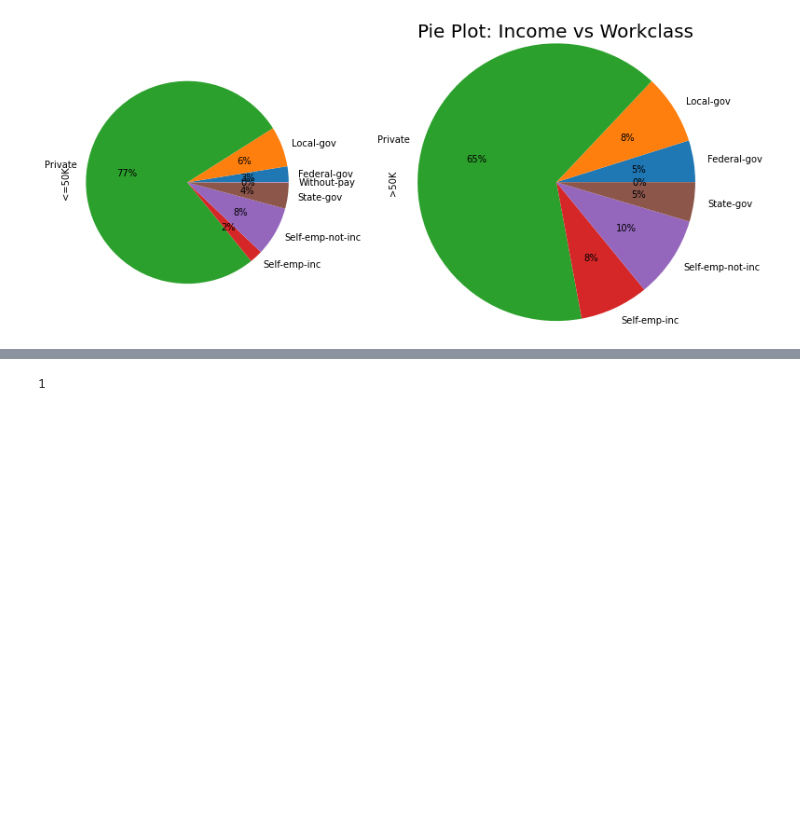
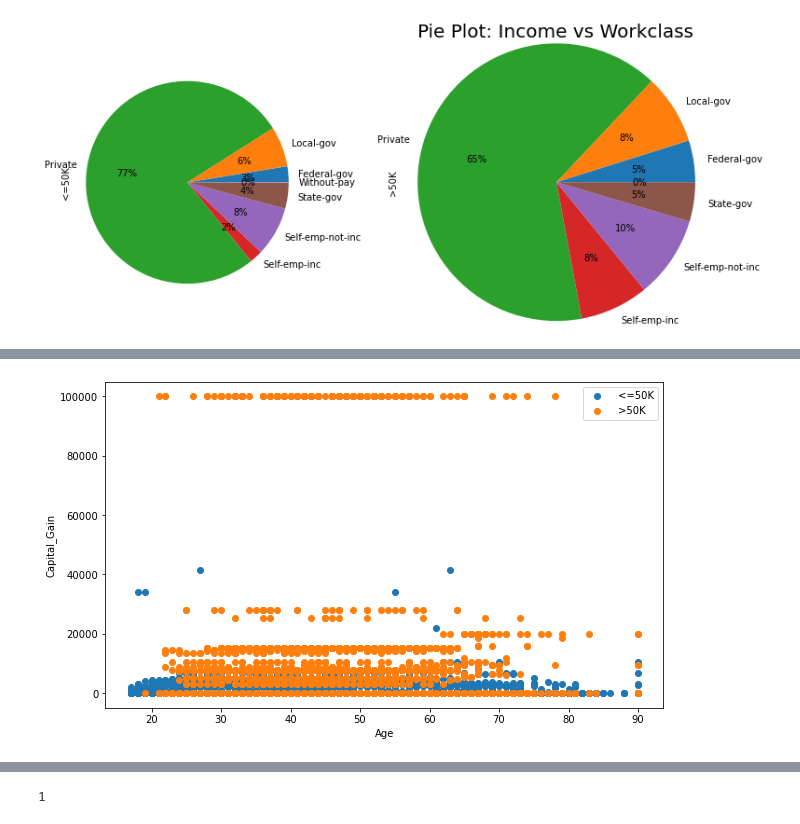
Before and after one commit to wzheng41/CSE578-Data-Visualization, a Jupyter notebook: main.ipynb, the cells around one changed output, grey strips where cells are left out. Cells and saved outputs as stored; diff of their text form; code cells hidden in the pictures; blank space fills up the shorter version.

```diff
--- a/main.ipynb
+++ b/main.ipynb
@@ -236,0 +236,14 @@ print(1)
+# %%
+# Plot Group 3 - Age&Capital_Gain VS Income (Scatter Plot)
+df_less_than_50k = numerical_training_data[numerical_training_data['Income'] == 0]
+df_more_than_50k = numerical_training_data[numerical_training_data['Income'] == 1]
+
+plt.figure(figsize=(10,6))
+plt.scatter(df_less_than_50k['Age'], df_less_than_50k['Capital_Gain'])
+plt.scatter(df_more_than_50k['Age'], df_more_than_50k['Capital_Gain'])
+plt.legend(training_data['Income'].value_counts().index.tolist())
+plt.xlabel("Age")
+plt.ylabel("Capital_Gain")
+plt.show()
+# %% [output]
+[figure, added]
```
Also changed, not shown: parts of 15 cells of this notebook, 1 other file.
